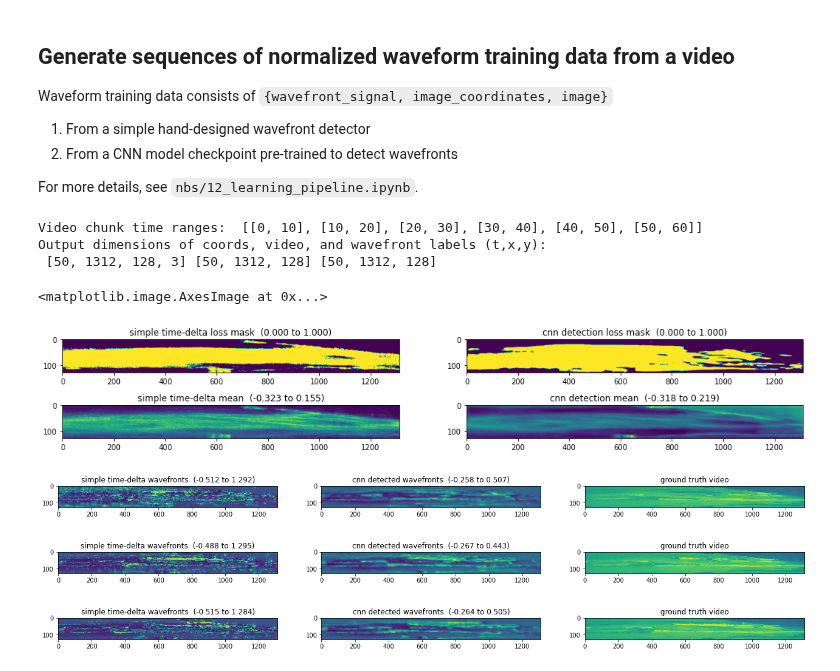
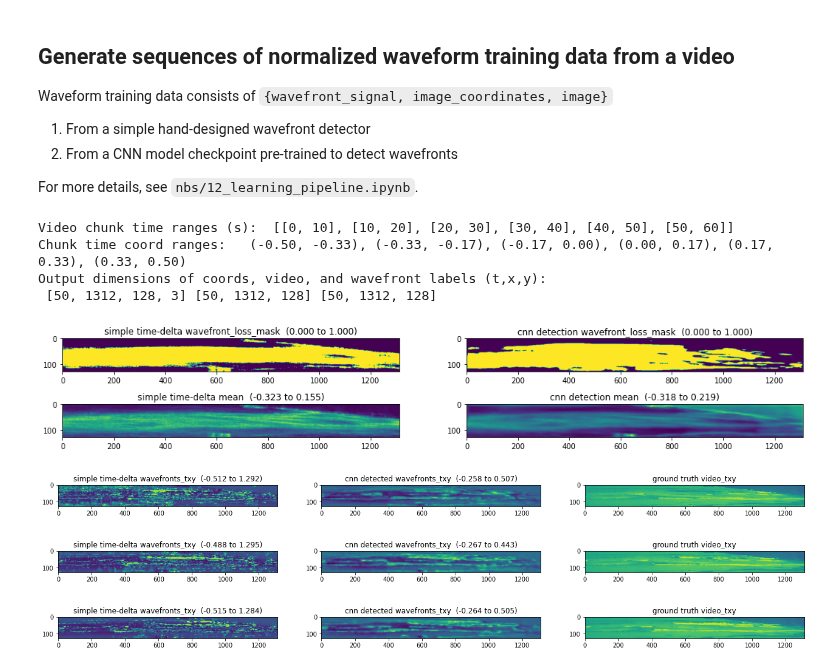
Before and after one commit to sjobeek/surfbreak, a Jupyter notebook: nbs/index.ipynb, the cells around one changed output. Saved outputs shown, nothing was run; the diff lists cells and outputs as text; code cells hidden in the pictures.

```diff
--- a/nbs/index.ipynb
+++ b/nbs/index.ipynb
@@ -119,58 +119,64 @@ For more details, see `nbs/12_learning_pipeline.ipynb`.
 # %%
 # First, the result from a hand-coded 'time-delta' model
 input_video = '../data/shirahama_1590387334_SURF-93cm.ts'
-from surfbreak.datasets import CNNChunkDataset
-simple_chunk_dataset = CNNChunkDataset(input_video, wavecnn_ckpt=None, time_chunk_duration_s=10, time_chunk_stride_s=10, timerange=(0,60))
+from surfbreak.datasets import WavefrontSupervisionDataset
+simple_chunk_dataset = WavefrontSupervisionDataset(input_video, wavecnn_ckpt=None, time_chunk_duration_s=10, time_chunk_stride_s=10, timerange=(0,60))
 model_in, model_gt = simple_chunk_dataset[0]
 assert set(model_in.keys()) == {'coords_txyc'}
 assert set(model_gt.keys()) == {'video_txy', 'wavefronts_txy', 'timerange', 'wavefront_loss_mask'}
 # %%
-print("Video chunk time ranges: ", list(list(t) for t in simple_chunk_dataset.video_chunk_timeranges))
+print("Video chunk time ranges (s): ", list(list(t) for t in simple_chunk_dataset.video_chunk_timeranges))
+time_coord_ranges = []
+for model_in, _ in simple_chunk_dataset:
+    time_values = model_in['coords_txyc'][:,0,0,0]
+    time_coord_ranges.append("({:0.2f}, {:0.2f})".format(time_values.min(), time_values.max()))
+print("Chunk time coord ranges:  ", ", ".join(time_coord_ranges))
 model_in, model_gt = simple_chunk_dataset[0]
 print("Output dimensions of coords, video, and wavefront labels (t,x,y): \n",
       list(model_in['coords_txyc'].shape), list(model_gt['video_txy'].shape), list(model_gt['wavefronts_txy'].shape))
+assert model_in['coords_txyc'].shape[:-1] == model_gt['video_txy'].shape == model_gt['wavefronts_txy'].shape
 # %% [output]
-Video chunk time ranges:  [[0, 10], [10, 20], [20, 30], [30, 40], [40, 50], [50, 60]]
+Video chunk time ranges (s):  [[0, 10], [10, 20], [20, 30], [30, 40], [40, 50], [50, 60]]
+Chunk time coord ranges:   (-0.50, -0.33), (-0.33, -0.17), (-0.17, 0.00), (0.00, 0.17), (0.17, 0.33), (0.33, 0.50)
 Output dimensions of coords, video, and wavefront labels (t,x,y):
  [50, 1312, 128, 3] [50, 1312, 128] [50, 1312, 128]
 # %%
 #Then, the result from a trained CNN model
 input_video = '../data/shirahama_1590387334_SURF-93cm.ts'
 cnn_checkpoint = '../models/pipeline_cnn_07-11-2020_19-28-15.ckpt'
-from surfbreak.datasets import CNNChunkDataset
-CNND = CNNChunkDataset(input_video, cnn_checkpoint, time_chunk_duration_s=10, time_chunk_stride_s=10, timerange=(0,60))
+from surfbreak.datasets import WavefrontSupervisionDataset
+CNND = WavefrontSupervisionDataset(input_video, cnn_checkpoint, time_chunk_duration_s=10, time_chunk_stride_s=10, timerange=(0,60))
 # %%
 #hide
 import matplotlib.pyplot as plt
 _, simple_gt = simple_chunk_dataset[0]
 _, model_gt = CNND[0]
 fig, axes = plt.subplots(ncols=2, nrows=2, figsize=(18,3))
 sgtmask = simple_gt['wavefront_loss_mask']; cnnmask = model_gt['wavefront_loss_mask']
-axes[0][0].set_title("simple time-delta loss mask  ({:0.3f} to {:0.3f})".format(sgtmask.min(),sgtmask.max()))
-axes[0][1].set_title("cnn detection loss mask  ({:0.3f} to {:0.3f})".format(cnnmask.min(),cnnmask.max()))
+axes[0][0].set_title("simple time-delta wavefront_loss_mask  ({:0.3f} to {:0.3f})".format(sgtmask.min(),sgtmask.max()))
+axes[0][1].set_title("cnn detection wavefront_loss_mask  ({:0.3f} to {:0.3f})".format(cnnmask.min(),cnnmask.max()))
 axes[0][0].imshow(sgtmask.T); axes[0][1].imshow(cnnmask.T)
 axes[1][0].set_title("simple time-delta mean  ({:0.3f} to {:0.3f})".format(simple_chunk_dataset.average_wavefront_xy.min(),
                                                                            simple_chunk_dataset.average_wavefront_xy.max()))
 axes[1][0].imshow(simple_chunk_dataset.average_wavefront_xy.T)
 axes[1][1].set_title("cnn detection mean  ({:0.3f} to {:0.3f})".format(CNND.average_wavefront_xy.min(),CNND.average_wavefront_xy.max()))
-axes[1][1].imshow(CNND.average_wavefront_xy.T)
+axes[1][1].imshow(CNND.average_wavefront_xy.T); plt.show()
 # %% [output]
-<matplotlib.image.AxesImage at 0x...>
-[figure, old version]
+[figure, new version]
 # %%
 _, simple_gt = simple_chunk_dataset[0]
 _, model_gt = CNND[0]
 for t in range(0,15,5):
     fig, axes = plt.subplots(ncols=3, figsize=(22,2))
-    axes[0].set_title("simple time-delta wavefronts  ({:0.3f} to {:0.3f})"
+    axes[0].set_title("simple time-delta wavefronts_txy  ({:0.3f} to {:0.3f})"
                       .format(simple_gt['wavefronts_txy'][t].min(),simple_gt['wavefronts_txy'][t].max()))
     axes[0].imshow(simple_gt['wavefronts_txy'][t].T)# - CNND.average_wavefront_xy.T)
-    axes[1].set_title("cnn detected wavefronts  ({:0.3f} to {:0.3f})"
+    axes[1].set_title("cnn detected wavefronts_txy  ({:0.3f} to {:0.3f})"
                       .format(model_gt['wavefronts_txy'][t].min(),model_gt['wavefronts_txy'][t].max()))
     axes[1].imshow(model_gt['wavefronts_txy'][t].T)# - CNND.average_wavefront_xy.T)
-    axes[2].set_title("ground truth video")
+    axes[2].set_title("ground truth video_txy")
     axes[2].imshow(model_gt['video_txy'][t].T)
 # %% [output]
-[figure, old version]
+[figure, new version]
-[figure, old version]
+[figure, new version]
-[figure, old version]
+[figure, new version]
```
Also changed, not shown: parts of 1 cell of this notebook, 4 other files.
